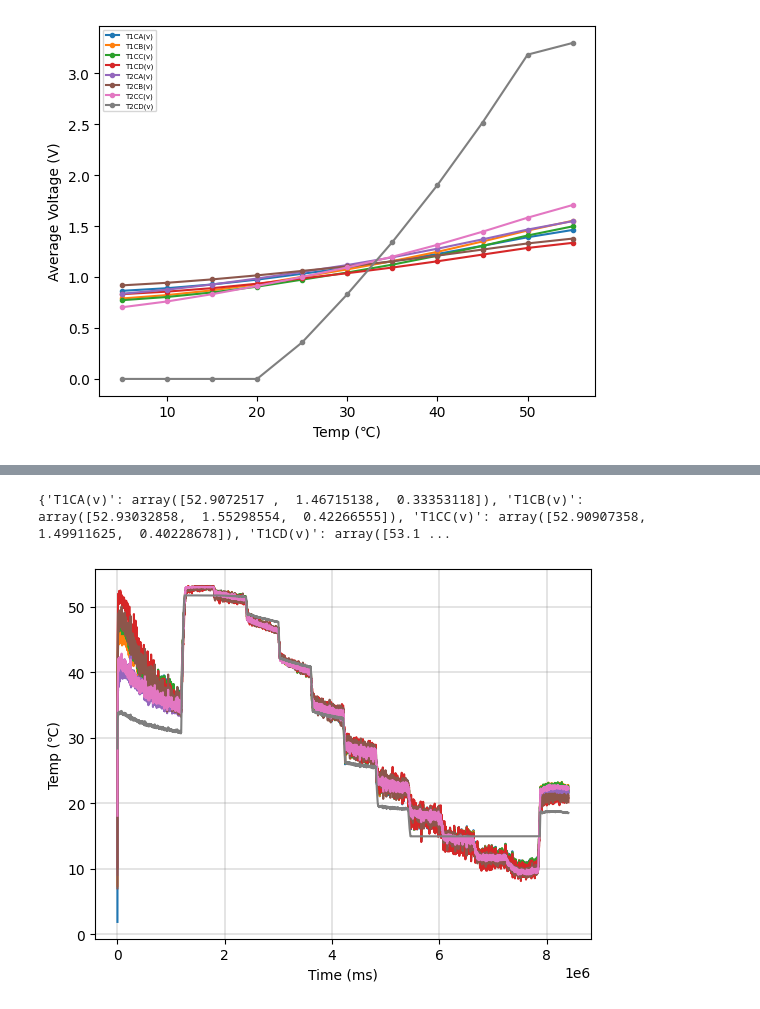
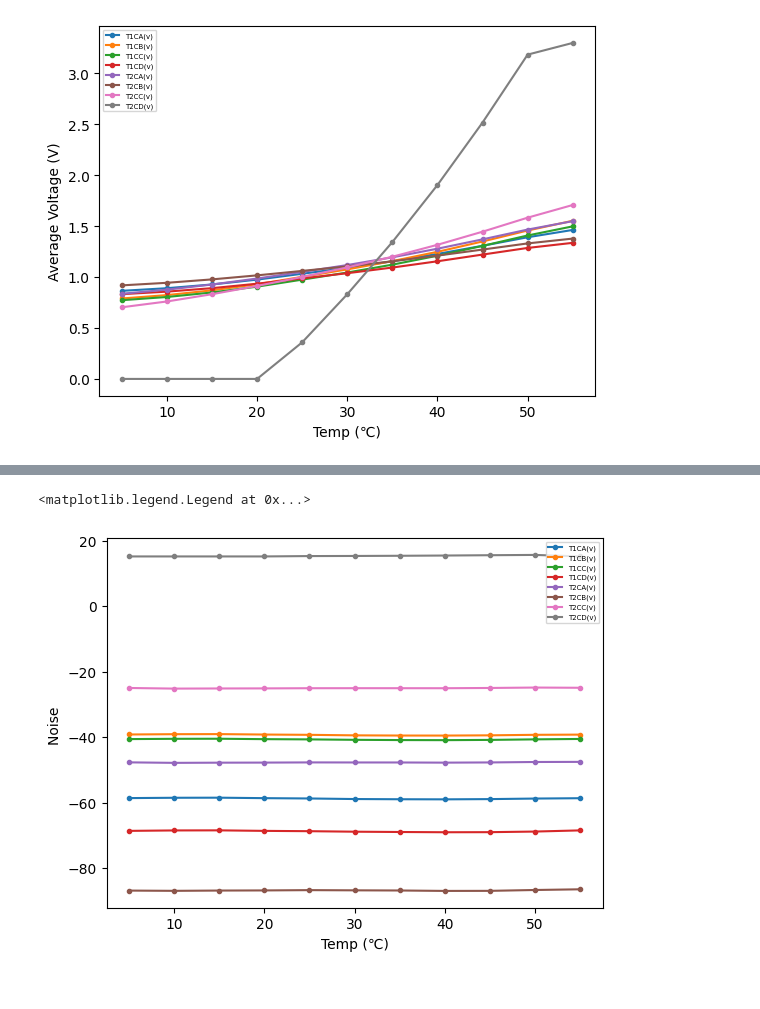
Before and after one commit to RIT-Landsat-Field-Radiometers/Chamber-Testing, a Jupyter notebook: radiometer_jupyter.ipynb, the cells around one changed output, grey strips where cells are left out. Drawn from its saved outputs; the diff is of its cells as text; code cells hidden in the pictures.

```diff
--- a/radiometer_jupyter.ipynb
+++ b/radiometer_jupyter.ipynb
@@ -8,8 +8,16 @@ from IPython.display import display
 from scipy.optimize import curve_fit
 
 if __name__ == '__main__':
-     file = 'radiometer1_30_5-55_061623_sensor.csv'
-     data = pd.read_csv(file)
+     sensor_file = 'Data/radiometer1_30_5-55_061623_sensor.csv'
+     bb_file = 'Data/radiometer1_30_5-55_061623_BB.txt'
+
+     bb_df = pd.read_csv(bb_file)
+     bb_df.to_csv(r'Data/radiometer1_30_5-55_061623_BB.csv', index = None)
+
+     bb_df.columns = ['BB Temp']
+
+     display(bb_df)
+     data = pd.read_csv(sensor_file)
      channel_col = []
      internal_col = []
      nums = [1,2]
@@ -20,6 +28,7 @@ if __name__ == '__main__':
           internal_col.append("T" + str(num) +"Therm(c)")
 
      data[data["Time(ms)"] > 1200000].plot(x = "Time(ms)", y = channel_col)
+     #plt.scatter(bb_index, bb_df['BB Temp'])
      plt.title("Radiometer Channels")
      plt.ylabel("Voltage")
      plt.show()
@@ -154,18 +240,17 @@ def gaussian_fit(x, A, mu, sigma):
 # %%
-#obtain curves for data
+#Plot noise in temperature domain DOESN'T WORK
 temp_popt = {}
 temp_pcov = {}
 plt.figure()
 for chan in channel_col:
     temp_popt[chan], temp_pcov[chan] = curve_fit(linear_fit, ch_avgs[chan], ch_avgs["Temp"])
-    plt.plot(data["Time(ms)"], linear_fit(data[chan], *temp_popt[chan]))
-    plt.xlabel("Time (ms)")
-    plt.ylabel("Temp (\N{DEGREE CELSIUS})")
+    noise = linear_fit(ch_std_dev[chan], *temp_popt[chan] )
 
-print(temp_popt)
-plt.grid(color='gray', linestyle='-', linewidth=0.3)
-#plt.plot(data["Time(ms)"], linear_fit(data["T2CD(v)"], *temp_popt["T2CD(v)"]))
-#plt.plot(data["T1CB(v)"], linear_fit(data["T1CB(v)"], *temp_popt["T1CB(v)"]))
+    plt.plot(ch_avgs["Temp"], noise, marker = '.')
+    #plt.xlabel("Time (ms)")
+plt.xlabel("Temp (\N{DEGREE CELSIUS})")
+plt.ylabel("Noise ")
+plt.legend(channel_col, fontsize = 5)
 # %% [output]
-{'T1CA(v)': array([52.9072517 ,  1.46715138,  0.33353118]), 'T1CB(v)': array([52.93032858,  1.55298554,  0.42266555]), 'T1CC(v)': array([52.90907358,  1.49911625,  0.40228678]), 'T1CD(v)': array([53.1 ...
+<matplotlib.legend.Legend at 0x...>
-[figure, old version]
+[figure, new version]
```
Also changed, not shown: parts of 9 cells of this notebook, 1 other file.
